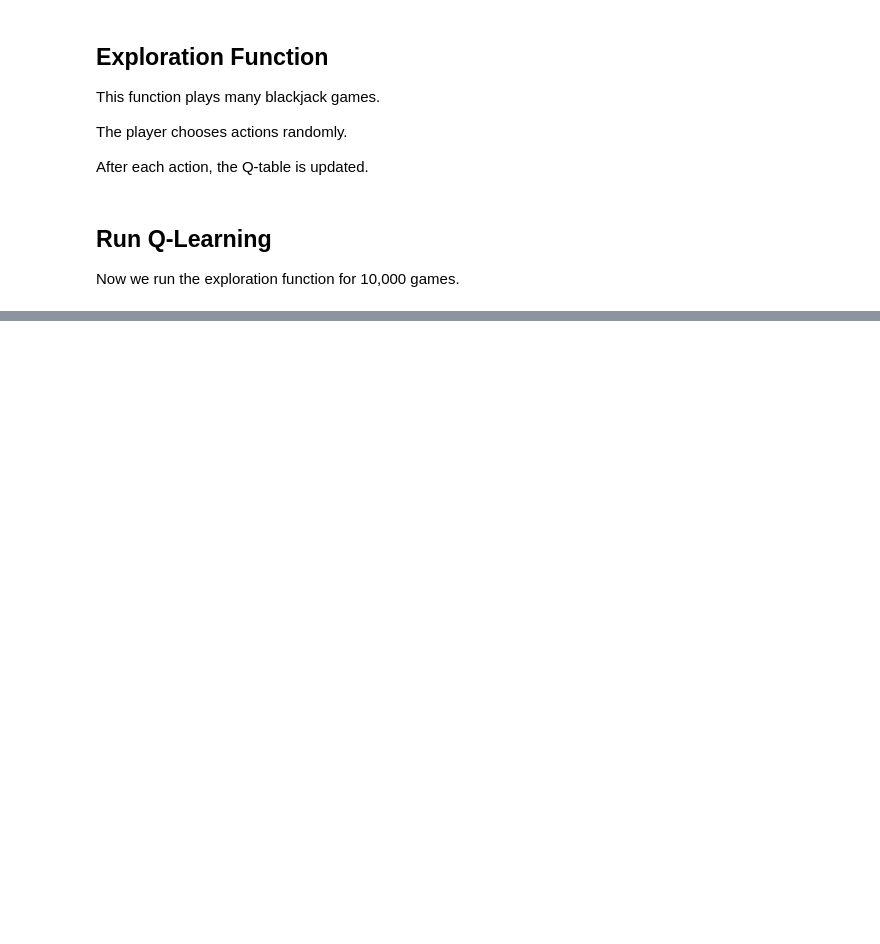
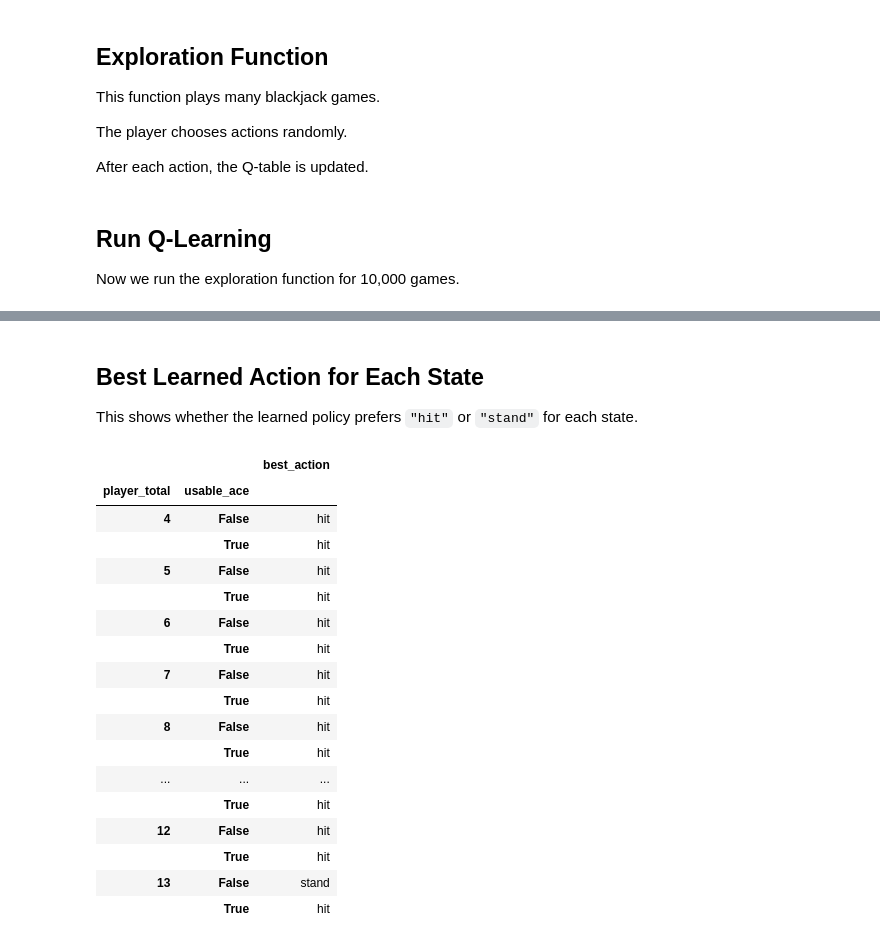
Before and after one commit to igoldin670/BlackJack-RL, a Jupyter notebook: BlackJack.ipynb, the cells around one changed output, grey strips where cells are left out. Cells and saved outputs as stored; diff of their text form; code cells hidden in the pictures; blank space fills up the shorter version.

```diff
--- a/BlackJack.ipynb
+++ b/BlackJack.ipynb
@@ -404,0 +428,27 @@ TypeError: cannot unpack non-iterable NoneType object
+# %% [markdown]
+## Best Learned Action for Each State
+
+This shows whether the learned policy prefers `"hit"` or `"stand"` for each state.
+# %%
+policy = Q.idxmax(axis=1).to_frame(name="best_action")
+
+policy.head(20)
+# %% [output]
+|  |  | best_action |
+| player_total | usable_ace |  |
+| 4 | False | hit |
+|  | True | hit |
+| 5 | False | hit |
+|  | True | hit |
+| 6 | False | hit |
+|  | True | hit |
+| 7 | False | hit |
+|  | True | hit |
+| 8 | False | hit |
+|  | True | hit |
+| ... | ... | ... |
+|  | True | hit |
+| 12 | False | hit |
+|  | True | hit |
+| 13 | False | stand |
+|  | True | hit |
```
Also changed, not shown: parts of 8 cells of this notebook.
